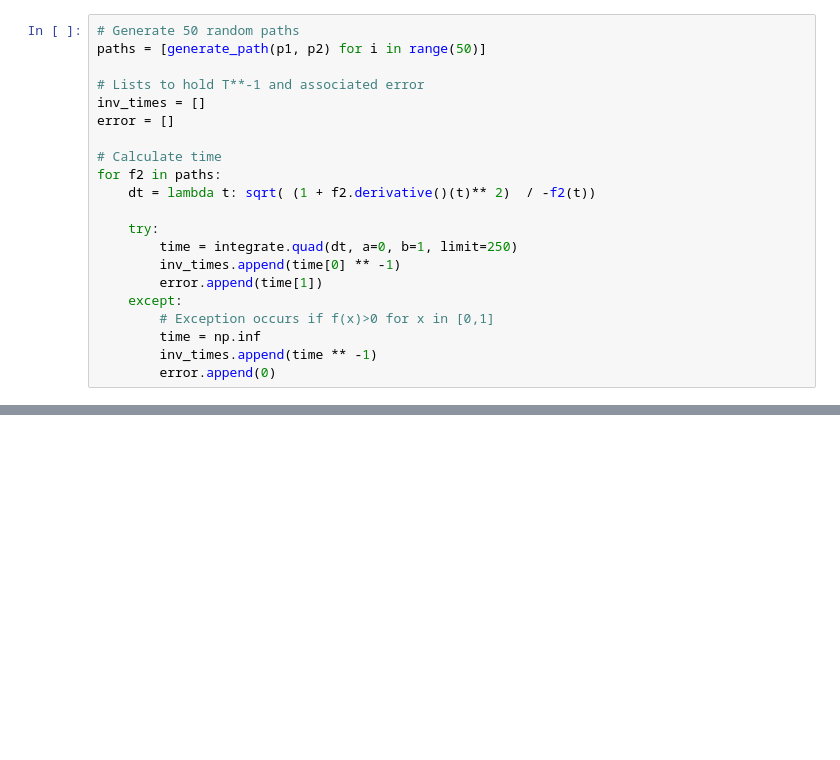
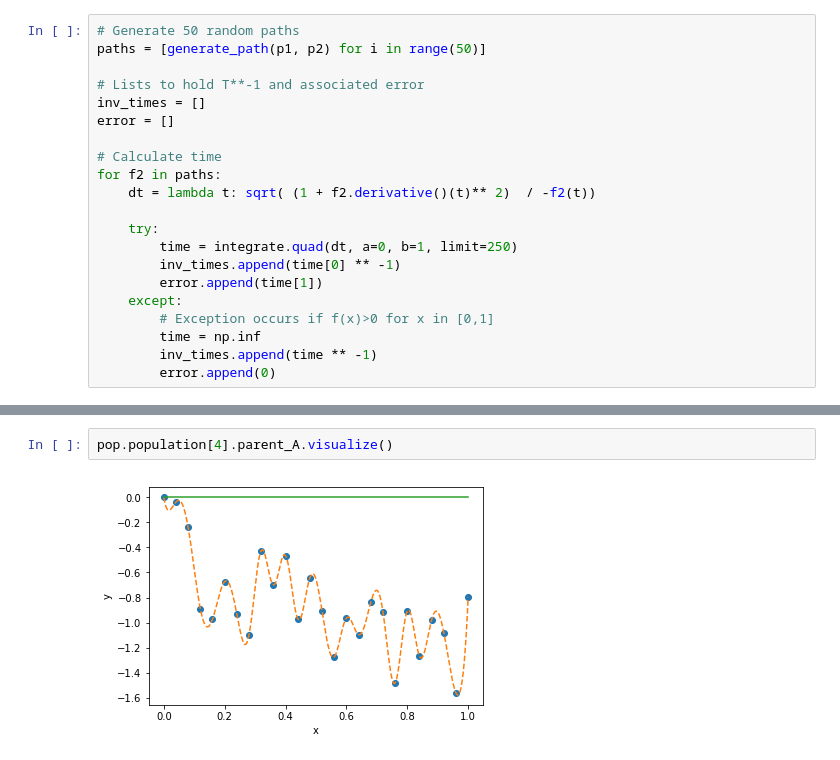
Before and after one commit to eigenvivek/Genetic-Brachistochrone, a Jupyter notebook: genetic-brachistochrone.ipynb, the cells around one changed output, grey strips where cells are left out. Saved outputs shown, nothing was run; the diff lists cells and outputs as text; blank space fills up the shorter version.

```diff
--- a/genetic-brachistochrone.ipynb
+++ b/genetic-brachistochrone.ipynb
@@ -391,0 +601,4 @@ pop = Population(n_paths=100)
+# %%
+pop.population[4].parent_A.visualize()
+# %% [output]
+[figure, added]
```
Also changed, not shown: parts of 24 cells of this notebook.
